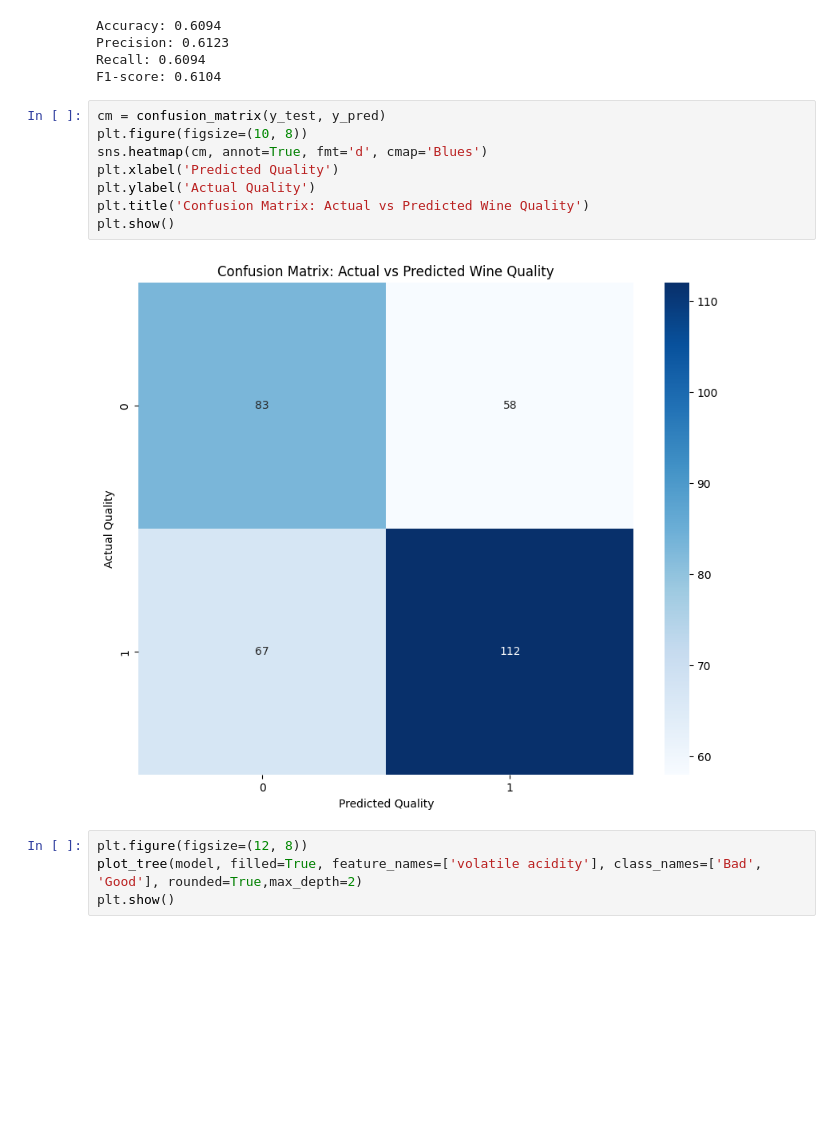
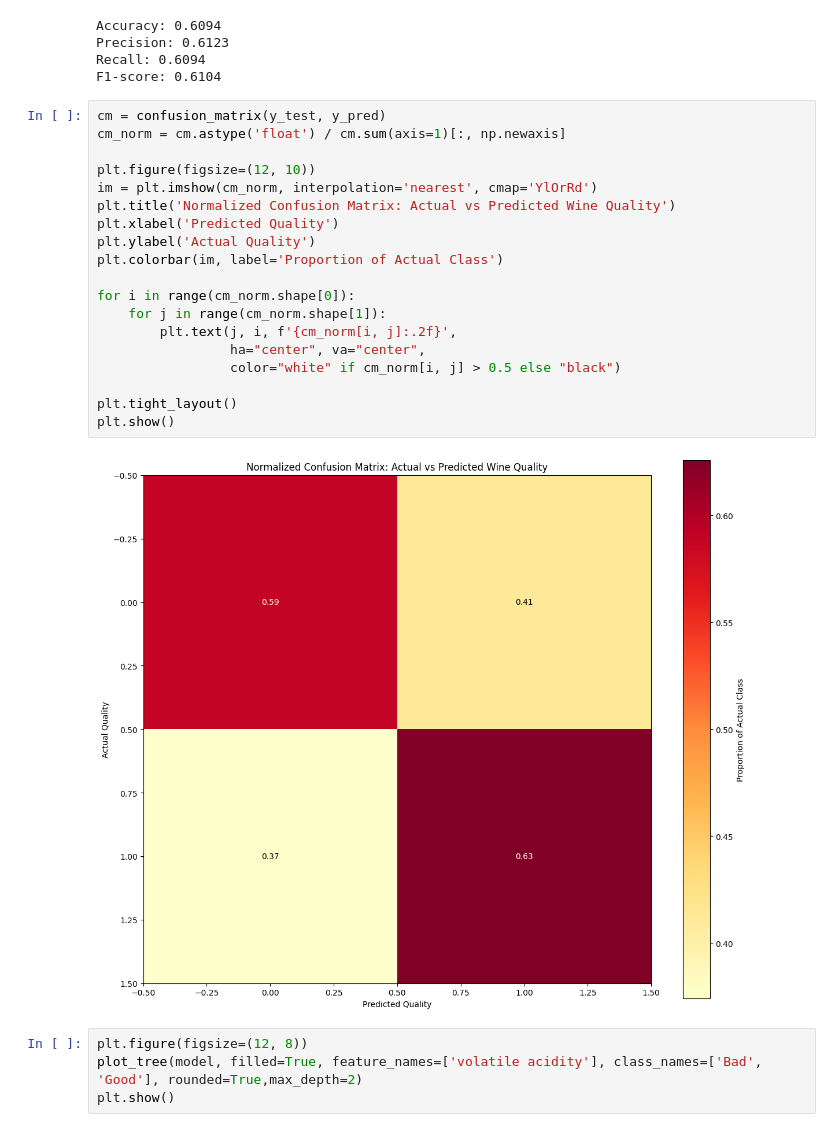
Before and after one commit to prnvpwr2612/ML-Labs, a Jupyter notebook: Self Written/Wine Quality/Decision Tree using Gini Index.ipynb, the cells around one changed output. Saved outputs shown, nothing was run; the diff lists cells and outputs as text; blank space fills up the shorter version.

```diff
--- a/Self Written/Wine Quality/Decision Tree using Gini Index.ipynb
+++ b/Self Written/Wine Quality/Decision Tree using Gini Index.ipynb
@@ -88,16 +88,27 @@ Accuracy: 0.6094
 Precision: 0.6123
 Recall: 0.6094
 F1-score: 0.6104
-# %%
-cm = confusion_matrix(y_test, y_pred)
-plt.figure(figsize=(10, 8))
-sns.heatmap(cm, annot=True, fmt='d', cmap='Blues')
-plt.xlabel('Predicted Quality')
-plt.ylabel('Actual Quality')
-plt.title('Confusion Matrix: Actual vs Predicted Wine Quality')
-plt.show()
-# %% [output]
-[figure, removed]
+# %%
+cm = confusion_matrix(y_test, y_pred)
+cm_norm = cm.astype('float') / cm.sum(axis=1)[:, np.newaxis]
+
+plt.figure(figsize=(12, 10))
+im = plt.imshow(cm_norm, interpolation='nearest', cmap='YlOrRd')
+plt.title('Normalized Confusion Matrix: Actual vs Predicted Wine Quality')
+plt.xlabel('Predicted Quality')
+plt.ylabel('Actual Quality')
+plt.colorbar(im, label='Proportion of Actual Class')
+
+for i in range(cm_norm.shape[0]):
+    for j in range(cm_norm.shape[1]):
+        plt.text(j, i, f'{cm_norm[i, j]:.2f}',
+                 ha="center", va="center",
+                 color="white" if cm_norm[i, j] > 0.5 else "black")
+
+plt.tight_layout()
+plt.show()
+# %% [output]
+[figure, added]
 # %%
 plt.figure(figsize=(12, 8))
 plot_tree(model, filled=True, feature_names=['volatile acidity'], class_names=['Bad', 'Good'], rounded=True,max_depth=2)
```
